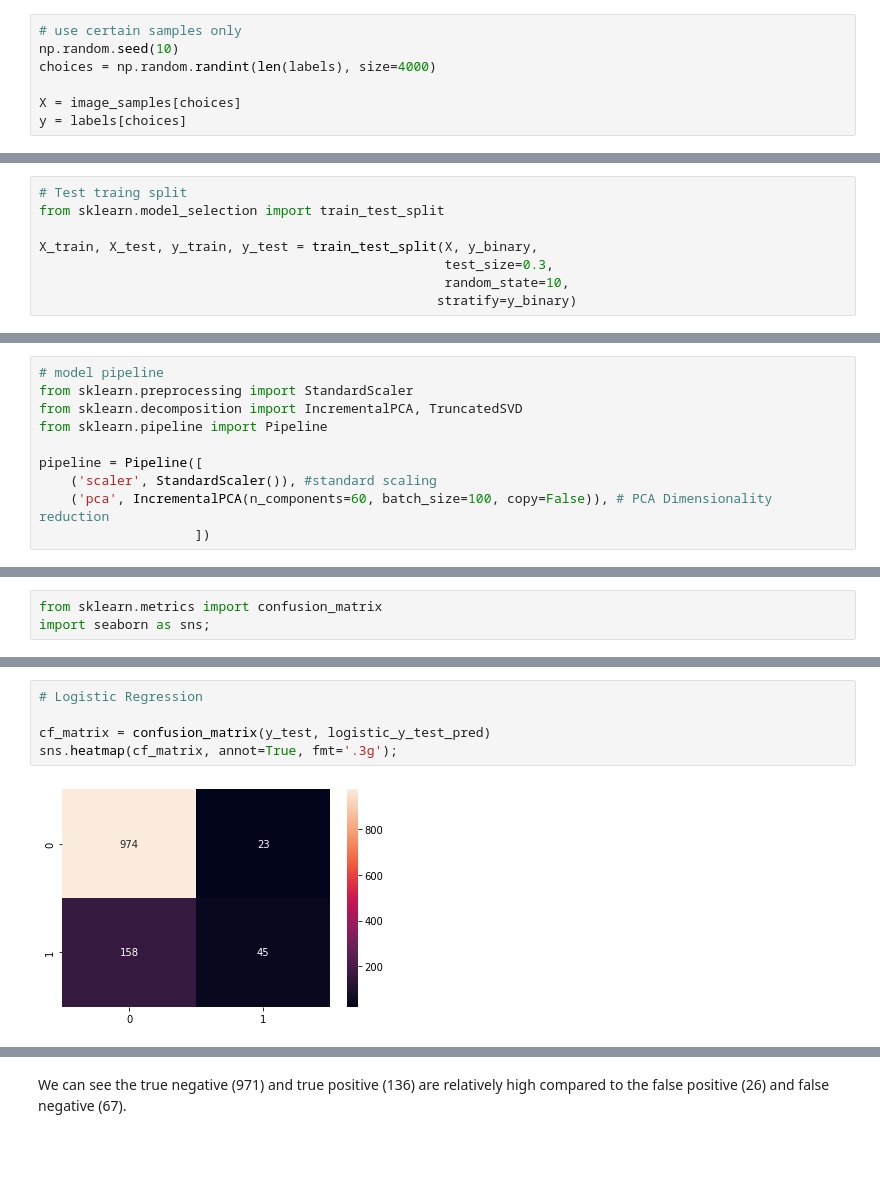
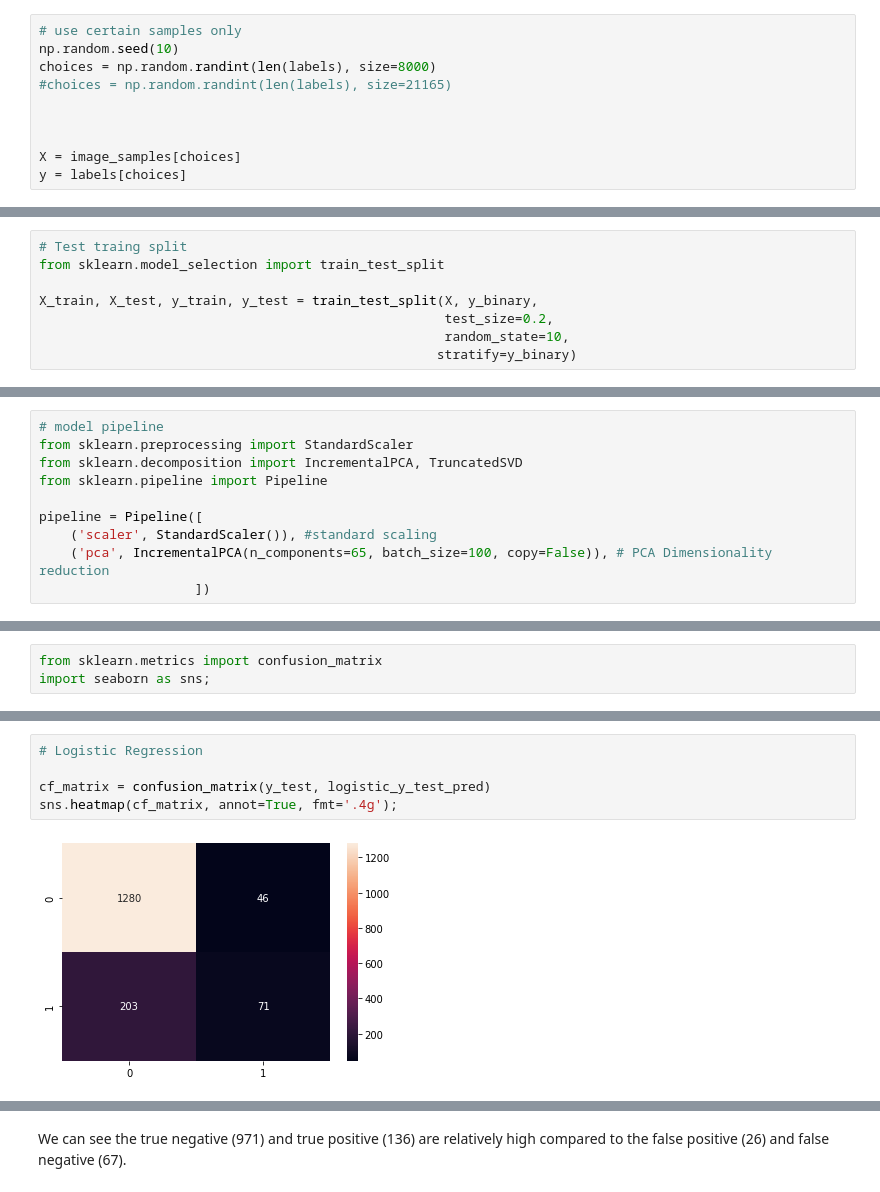
Before and after one commit to ckng0221/COVID-19_Lungs_Classification, a Jupyter notebook: Covid_Classification.ipynb, the cells around one changed output, grey strips where cells are left out. Drawn from its saved outputs; the diff is of its cells as text; blank space fills up the shorter version.

```diff
--- a/Covid_Classification.ipynb
+++ b/Covid_Classification.ipynb
@@ -85,7 +85,10 @@ As our objective is only to perform binary classification between "COVID" class
 # %%
 # use certain samples only
 np.random.seed(10)
-choices = np.random.randint(len(labels), size=4000)
+choices = np.random.randint(len(labels), size=8000)
+#choices = np.random.randint(len(labels), size=21165)
+
+
 
 X = image_samples[choices]
 y = labels[choices]
@@ -106,7 +109,7 @@ array([0, 0, 0, ..., 0, 0, 0])
 from sklearn.model_selection import train_test_split
 
 X_train, X_test, y_train, y_test = train_test_split(X, y_binary,
-                                                    test_size=0.3,
+                                                    test_size=0.2,
                                                     random_state=10,
                                                    stratify=y_binary)
 # %%
@@ -148,7 +151,7 @@ from sklearn.pipeline import Pipeline
 
 pipeline = Pipeline([
     ('scaler', StandardScaler()), #standard scaling
-    ('pca', IncrementalPCA(n_components=60, batch_size=100, copy=False)), # PCA Dimensionality reduction
+    ('pca', IncrementalPCA(n_components=65, batch_size=100, copy=False)), # PCA Dimensionality reduction
                     ])
 # %%
 pipeline.fit(X_train)
@@ -619,10 +607,10 @@ sns.heatmap(cf_matrix, annot=True, fmt='.3g');
 # %%
 # Logistic Regression
 
 cf_matrix = confusion_matrix(y_test, logistic_y_test_pred)
-sns.heatmap(cf_matrix, annot=True, fmt='.3g');
+sns.heatmap(cf_matrix, annot=True, fmt='.4g');
 # %% [output]
-[figure, old version]
+[figure, new version]
 # %%
 # SVM
 
```
Also changed, not shown: parts of 21 cells of this notebook, 2 other files.
